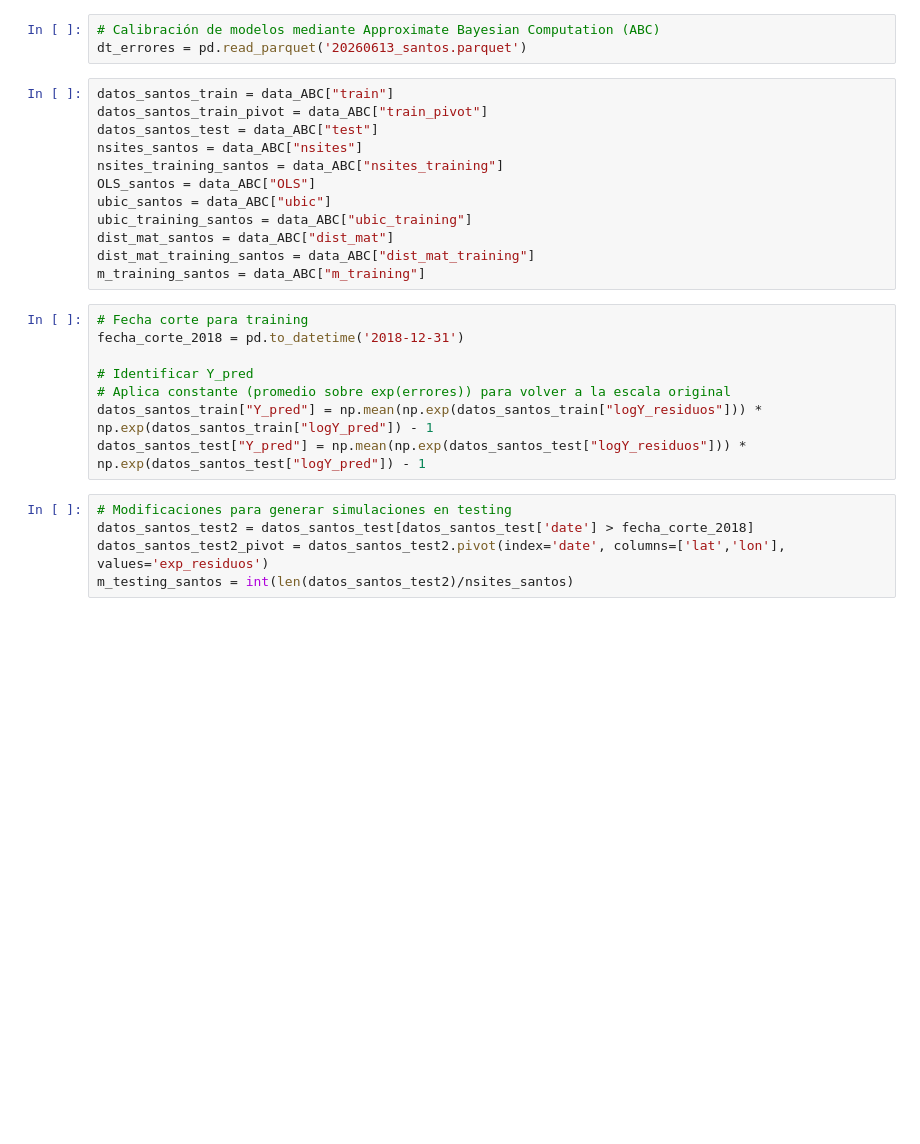
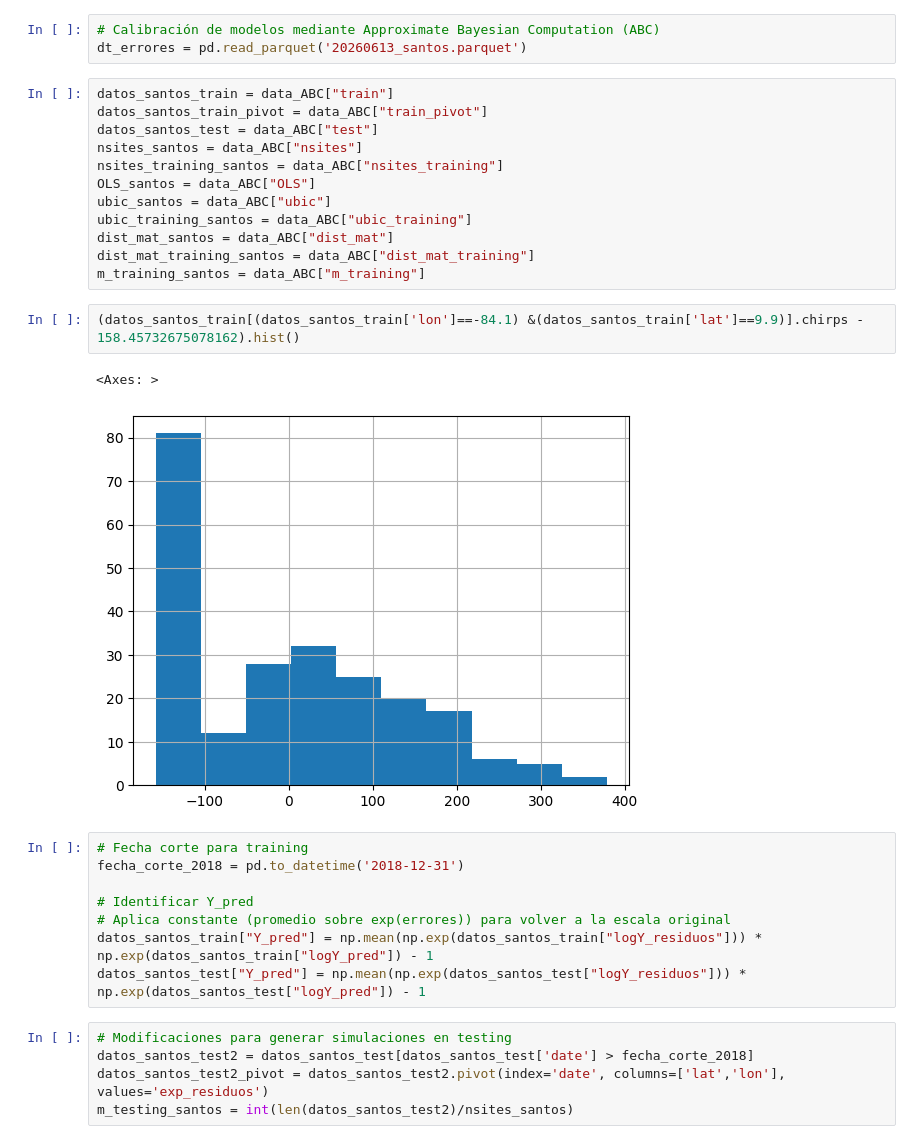
Before and after one commit to Jaipar/parametrico, a Jupyter notebook: 20260613_lmABC/revisar_abc.ipynb, the cells around one changed output. Saved outputs shown, nothing was run; the diff lists cells and outputs as text; blank space fills up the shorter version.

```diff
--- a/20260613_lmABC/revisar_abc.ipynb
+++ b/20260613_lmABC/revisar_abc.ipynb
@@ -31,6 +31,11 @@ ubic_training_santos = data_ABC["ubic_training"]
 dist_mat_santos = data_ABC["dist_mat"]
 dist_mat_training_santos = data_ABC["dist_mat_training"]
 m_training_santos = data_ABC["m_training"]
+# %%
+(datos_santos_train[(datos_santos_train['lon']==-84.1) &(datos_santos_train['lat']==9.9)].chirps - 158.45732675078162).hist()
+# %% [output]
+<Axes: >
+[figure, added]
 # %%
 # Fecha corte para training
 fecha_corte_2018 = pd.to_datetime('2018-12-31')
```
Also changed, not shown: parts of 24 cells of this notebook, 1 other file.
